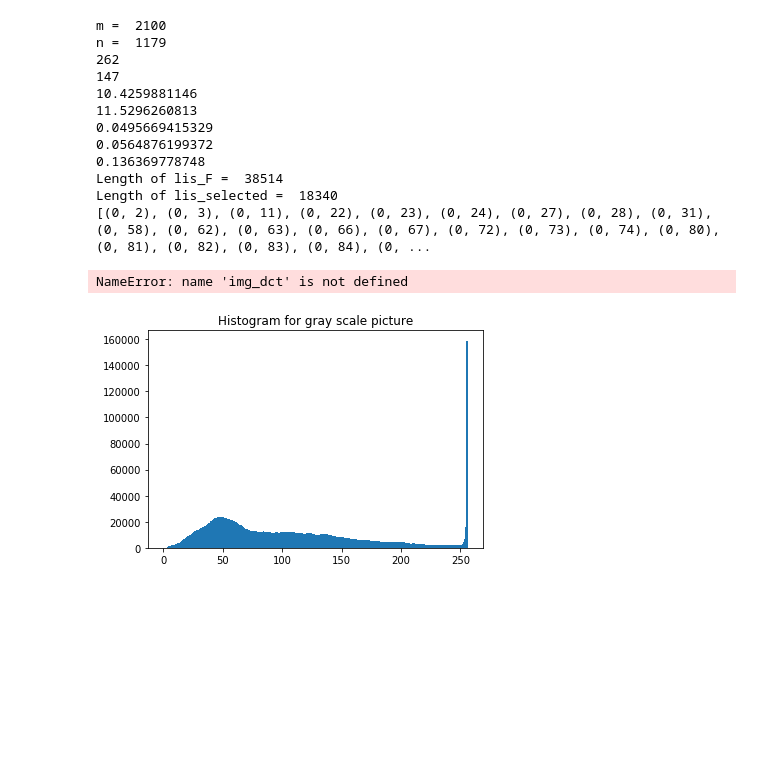
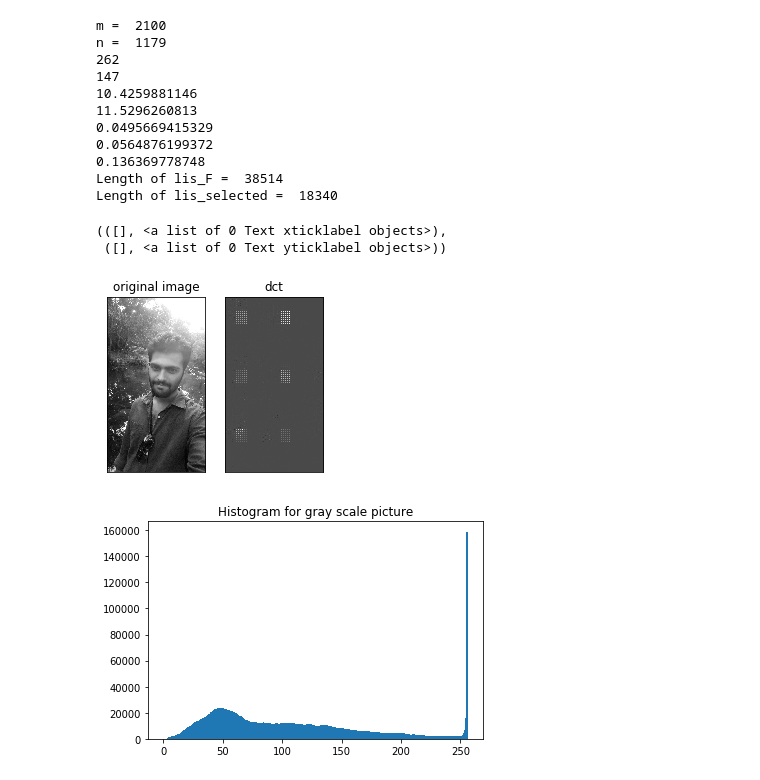
Before and after one commit to suyash0103/RDH-with-JPEG, a Jupyter notebook: RDH with JPEG.ipynb, the cells around one changed output. Drawn from its saved outputs; the diff is of its cells as text; code cells hidden in the pictures; blank space fills up the shorter version.

Commit message:
data added

```diff
--- a/RDH with JPEG.ipynb
+++ b/RDH with JPEG.ipynb
@@ -4,7 +4,7 @@ import numpy as np
 import matplotlib.pyplot as plt
 import scipy as sc
 # %%
-quantization = [[16, 11, 10, 16, 24, 40, 51, 61],
+quantization_table = [[16, 11, 10, 16, 24, 40, 51, 61],
                 [12, 12, 14, 19, 26, 58, 60, 55],
                 [14, 13, 16, 24, 40, 57, 69, 56],
                 [14, 17, 22, 29, 51, 87, 80, 62],
@@ -46,8 +46,8 @@ def dct(image):
             x_e = (i+1) * 8
             y_s = j * 8
             y_e = (j+1) * 8
-            image_dct[x_s:x_e, y_s:y_e] = cv2.dct(image_data[x_s:x_e,y_s:y_e]) / quantization
-            lis_dct = cv2.dct(image_data[x_s:x_e,y_s:y_e]) / quantization
+            image_dct[x_s:x_e, y_s:y_e] = cv2.dct(image_data[x_s:x_e,y_s:y_e]) / quantization_table
+            lis_dct = cv2.dct(image_data[x_s:x_e,y_s:y_e]) / quantization_table
             y = 0
             sum_coeff = 0
             for l in lis_dct:
@@ -69,45 +69,42 @@ def dct(image):
                 x += 1
 #                 print ('y = ', y)
 
-#             if x < 1:
-#                 print (img_data[window_x_s:window_x,window_y_s:window_y])
-#                 print (cv2.dct(img_data[window_x_s:window_x,window_y_s:window_y]) / quantization)
-#                 x = x + 1
 #     print ("Avg is ", sum(lis_F) / len(lis_F))
 #     print (lis_F)
     print ("Length of lis_F = ", len(lis_F))
     print ("Length of lis_selected = ", len(lis_selected))
-    print (lis_selected)
-    return img_dct
+#     print (lis_selected)
+    return image_dct
 # %%
 image = cv2.imread('github.jpeg', 0)
 
 # DCT
 image_dct = dct(image)
 
 plt.subplot(131)
-plt.imshow(img, 'gray')
+plt.imshow(image, 'gray')
 plt.title('original image')
 plt.xticks([]), plt.yticks([])
 
 plt.subplot(132)
-plt.imshow(img_dct, 'gray')
+plt.imshow(image_dct, 'gray')
 plt.title('dct')
 plt.xticks([]), plt.yticks([])
 # %% [output]
 m =  2100
 n =  1179
 262
 147
 10.4259881146
 11.5296260813
 0.0495669415329
 0.0564876199372
 0.136369778748
 Length of lis_F =  38514
 Length of lis_selected =  18340
-[(0, 2), (0, 3), (0, 11), (0, 22), (0, 23), (0, 24), (0, 27), (0, 28), (0, 31), (0, 58), (0, 62), (0, 63), (0, 66), (0, 67), (0, 72), (0, 73), (0, 74), (0, 80), (0, 81), (0, 82), (0, 83), (0, 84), (0, ...
-NameError: name 'img_dct' is not defined
+(([], <a list of 0 Text xticklabel objects>),
+ ([], <a list of 0 Text yticklabel objects>))
+[figure, added]
 # %%
 # hist() function
 # https://www.bogotobogo.com/python/OpenCV_Python/python_opencv3_image_histogram_calcHist.php
```
Also changed, not shown: 1 other file.
